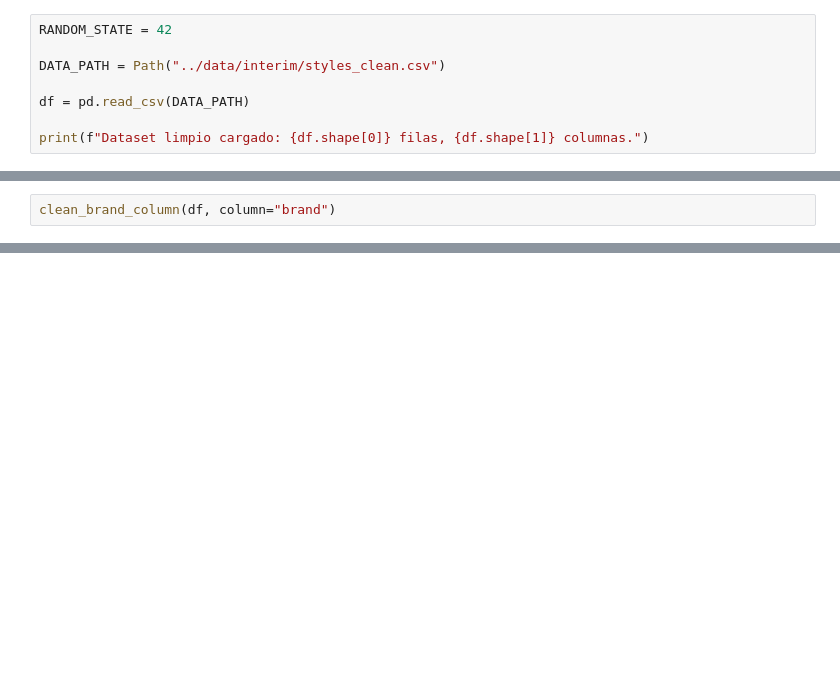
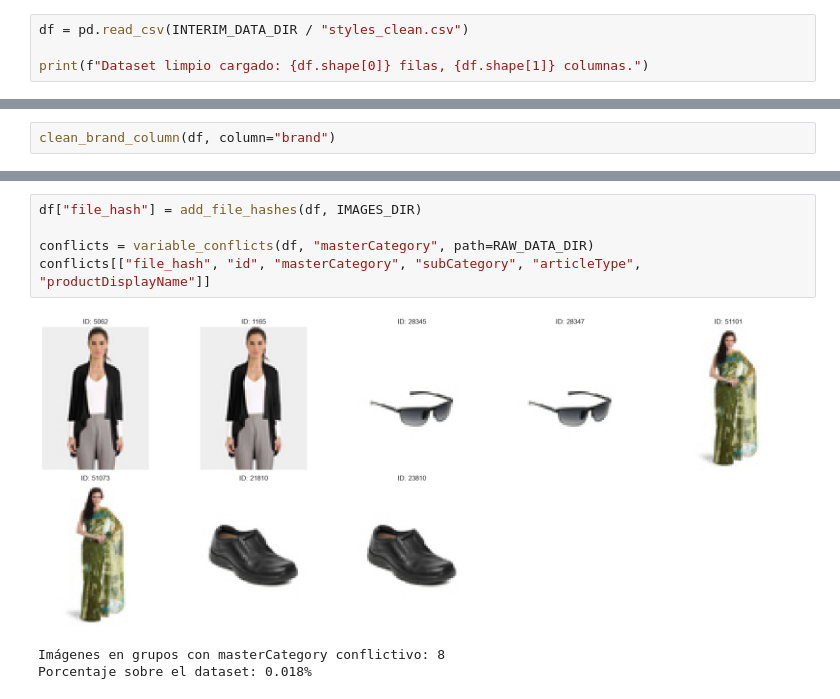
Before and after one commit to larayc/tfm-mlops-fashion, a Jupyter notebook: notebooks/02_feature_engineering.ipynb, the cells around one changed output, grey strips where cells are left out. Cells and saved outputs as stored; diff of their text form; blank space fills up the shorter version.

Commit message:
[feat] Define target, clean duplicate conflicts and export labeled dataset. Add data module with image hashing, rare class grouping and grouped splits

```diff
--- a/notebooks/02_feature_engineering.ipynb
+++ b/notebooks/02_feature_engineering.ipynb
@@ -49,9 +51,5 @@ from fashion_mlops.features.build_features import clean_brand_column
 # %%
-RANDOM_STATE = 42
-
-DATA_PATH = Path("../data/interim/styles_clean.csv")
-
-df = pd.read_csv(DATA_PATH)
+df = pd.read_csv(INTERIM_DATA_DIR / "styles_clean.csv")
 
 print(f"Dataset limpio cargado: {df.shape[0]} filas, {df.shape[1]} columnas.")
 # %% [output]
@@ -251,0 +179,9 @@ Proporción MI / H(target): 0.6672
+# %%
+df["file_hash"] = add_file_hashes(df, IMAGES_DIR)
+
+conflicts = variable_conflicts(df, "masterCategory", path=RAW_DATA_DIR)
+conflicts[["file_hash", "id", "masterCategory", "subCategory", "articleType", "productDisplayName"]]
+# %% [output]
+[figure, added]
+Imágenes en grupos con masterCategory conflictivo: 8
+Porcentaje sobre el dataset: 0.018%
```
Also changed, not shown: parts of 41 cells of this notebook, 2 other files.
